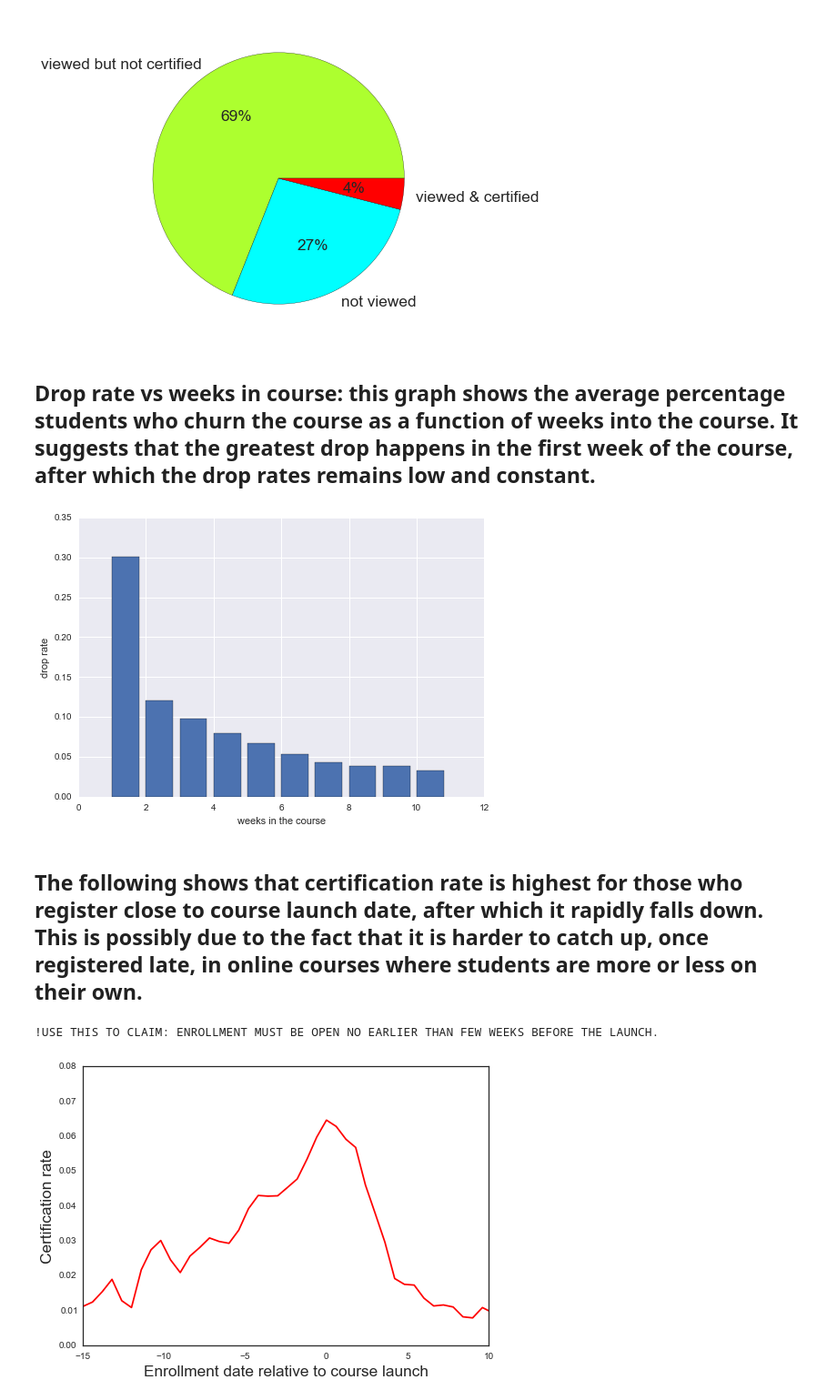
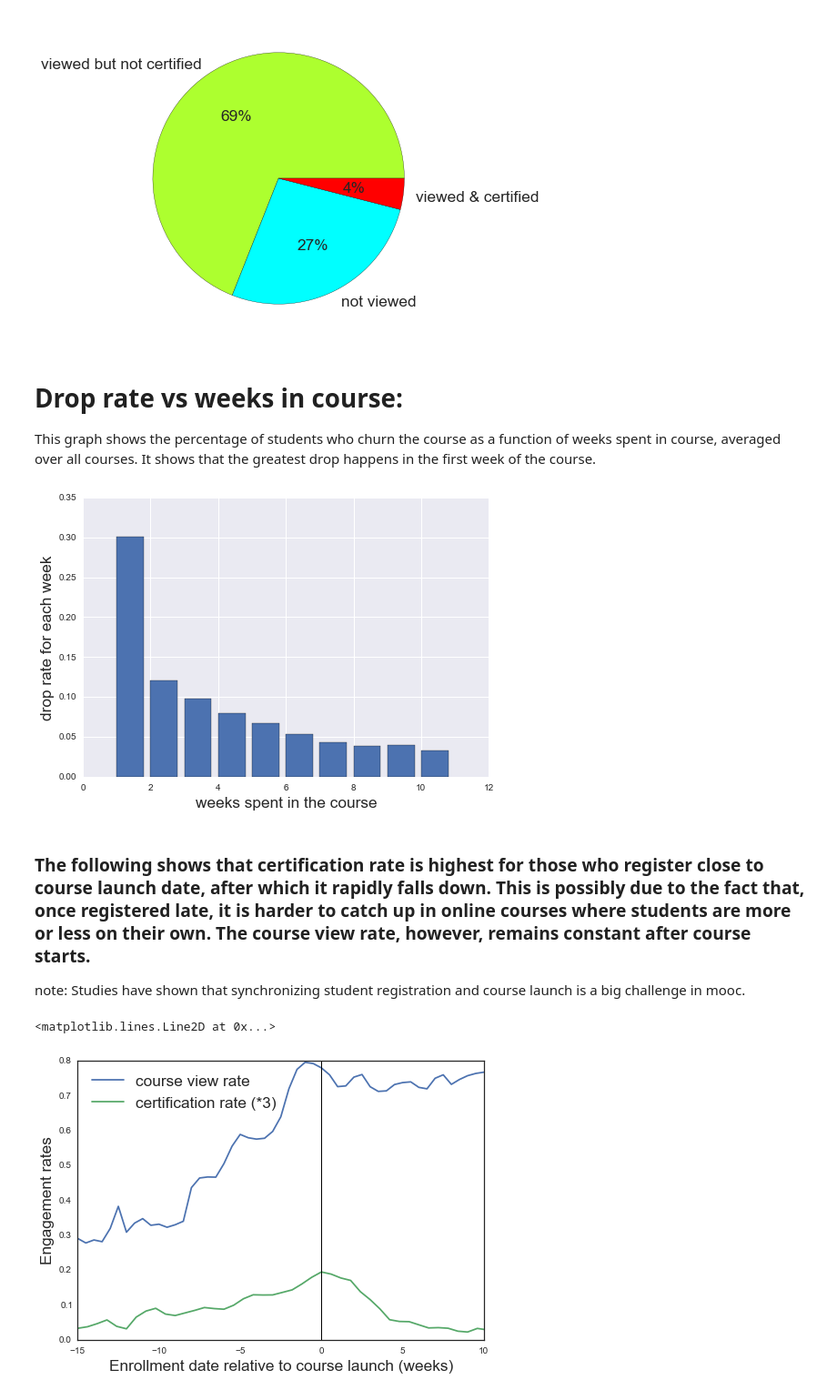
Before and after one commit to hadi-ds/mooc, a Jupyter notebook: DataPreparation.ipynb, the cells around one changed output. Shown at 91% size. Cells and saved outputs as stored; diff of their text form; code cells hidden in the pictures.

```diff
--- a/DataPreparation.ipynb
+++ b/DataPreparation.ipynb
@@ -152,5 +152,5 @@ view rate: 60%
 # %%
-weeks_in_course = []
+#weeks_in_course = []
 #eff_weeks_in_course = []
 
 regis_to_start = []
@@ -183,27 +183,27 @@ for i in xrange(df.shape[0]):
         m23 = int(d2[5:7]) - int(d3[5:7])
         d23 = int(d2[8:]) - int(d3[8:])
         last_event_to_launch.append((yr23*365+m23*30+d23)/7.)
-        weeks_in_course.append((yr21*365+m21*30+d21)/7.)
+        #weeks_in_course.append((yr21*365+m21*30+d21)/7.)
     else:
-        weeks_in_course.append(0)
+        #weeks_in_course.append(0)
         last_event_to_launch.append(0)
 
-df['weeks_in_course'] = weeks_in_course
+#df['weeks_in_course'] = weeks_in_course
 df['regis_to_start'] = regis_to_start
 df['course_duration'] = course_duration
 df['last_event_to_launch'] = last_event_to_launch
-del weeks_in_course, regis_to_start, course_duration, last_event_to_launch
+del regis_to_start, course_duration, last_event_to_launch#, weeks_in_course
 
 # remove inconsistence data where last_event_DI < start_time_DI:
-df = df[df['weeks_in_course'] >= 0]
-df.index = arange(df.shape[0])
+#df = df[df['weeks_in_course'] >= 0]
+#df.index = arange(df.shape[0])
 
 # weeks in the course / duration of course
 r1 = []
 for i in xrange(df.shape[0]):
-    r1.append(df['weeks_in_course'][i]/float(df['course_duration'][i]))
+    r1.append(df['last_event_to_launch'][i]/float(df['course_duration'][i]))
 
-df['weeks/duration'] = r1
+df['presence/duration'] = r1
 del r1
 # %%
 df.head()
@@ -291,7 +294,8 @@ plt.show()
 # %% [output]
 [figure]
 # %% [markdown]
-## Drop rate vs weeks in course: this graph shows the average percentage students who churn the course as a function of weeks into the course. It suggests that the greatest drop happens in the first week of the course, after which the drop rates remains low and constant.
+# Drop rate vs weeks in course:
+This graph shows the percentage of students who churn the course as a function of weeks spent in course, averaged over all courses. It shows that the greatest drop happens in the first week of the course.
 # %%
 courses = df['course_id'].unique()
 x = linspace(1, 10, 10)
@@ -309,52 +313,54 @@ for c in courses:
         #n_students.append(sum(df_course['weeks_in_course'] == wk)/float(df_course.shape[0]))
     st = np.add(st, n_students)
 
-plt.xlabel('weeks in the course')
-plt.ylabel('drop rate')
+plt.xlabel('weeks spent in the course', fontsize = 'xx-large')
+plt.ylabel('drop rate for each week', fontsize = 'xx-large')
 
 plt.bar(x, st/10.);
 # %% [output]
-[figure, old version]
+[figure, new version]
 # %% [markdown]
-## The following shows that certification rate is highest for those who register close to course launch date, after which it rapidly falls down. This is possibly due to the fact that it is harder to catch up, once registered late, in online courses where students are more or less on their own.
+### The following shows that certification rate is highest for those who register close to course launch date, after which it rapidly falls down. This is possibly due to the fact that, once registered late, it is harder to catch up in online courses where students are more or less on their own. The course view rate, however, remains constant after course starts.
+note: Studies have shown that synchronizing student registration and course launch is a big challenge in mooc.
 # %%
 end = 20
 
 out2 = []
-out3 = []
+#out3 = []
 out4 = []
 for wk in np.linspace(-15, 15, 51):#xrange(-end, end/2, 2):
-    reg = df[df['regis_to_start'] <= wk]
-    reg = reg[reg['regis_to_start'] >= wk-1]
-    out2.append(sum(reg['viewed'] == 1)/float(reg.shape[0]))
-    out3.append(sum(reg['explored'] == 1)/float(reg.shape[0]))
-    out4.append(sum(reg['certified'] == 1)/float(reg.shape[0]))
+    temp = df[df['regis_to_start'] < wk]
+    temp = temp[temp['regis_to_start'] >= wk-1]
+    out2.append(sum(temp['viewed'] == 1)/float(temp.shape[0]))
+    #out3.append(2*sum(temp['explored'] == 1)/float(temp.shape[0]))
+    out4.append(3*sum(temp['certified'] == 1)/float(temp.shape[0]))
 
 #plot
 #plt.subplot(121)
 sns.set_style('white')
 
 plt.xlim([-15,10])
 #plt.ylabel('Enrollment')
 plt.xlabel('Enrollment relative to launch')
 #plt.hist(df['regis_to_start'], 70);
 
 
 #plt.subplot(122)
 
-#plt.plot(np.linspace(-15, 10, 51), out2, label="viewed")
-#plt.plot(np.linspace(-15, 15, 51), out3, label="explored", color = 'red')
-plt.plot(np.linspace(-15, 15, 51), out4, color='red')
-plt.ylim([0, .08])
+plt.plot(np.linspace(-15, 10, 51), out2, label="course view rate")
+#plt.plot(np.linspace(-15, 15, 51), out3, label="explored (*2)")
+plt.plot(np.linspace(-15, 15, 51), out4, label="certification rate (*3)")
+#plt.ylim([0, .08])
 
-plt.xlabel('Enrollment date relative to course launch',  fontsize = 'xx-large')
-plt.ylabel('Certification rate', fontsize = 'xx-large')
+plt.xlabel('Enrollment date relative to course launch (weeks)',  fontsize = 'xx-large')
+plt.ylabel('Engagement rates', fontsize = 'xx-large')
 plt.legend(loc="upper left", fontsize = 'xx-large')
-plt.savefig('engagement.eps', format='eps')
+plt.axvline(x=0.0, ymin=0, ymax = 1, linewidth=1, color='k')
+#plt.savefig('engagement.eps', format='eps')
 
 
 #plt.show()
-print "!USE THIS TO CLAIM: ENROLLMENT MUST BE OPEN NO EARLIER THAN FEW WEEKS BEFORE THE LAUNCH."
+#print "!USE THIS TO CLAIM: ENROLLMENT MUST BE OPEN NO EARLIER THAN FEW WEEKS BEFORE THE LAUNCH."
 # %% [output]
-!USE THIS TO CLAIM: ENROLLMENT MUST BE OPEN NO EARLIER THAN FEW WEEKS BEFORE THE LAUNCH.
+<matplotlib.lines.Line2D at 0x...>
-[figure, old version]
+[figure, new version]
```
Also changed, not shown: parts of 32 cells of this notebook.
